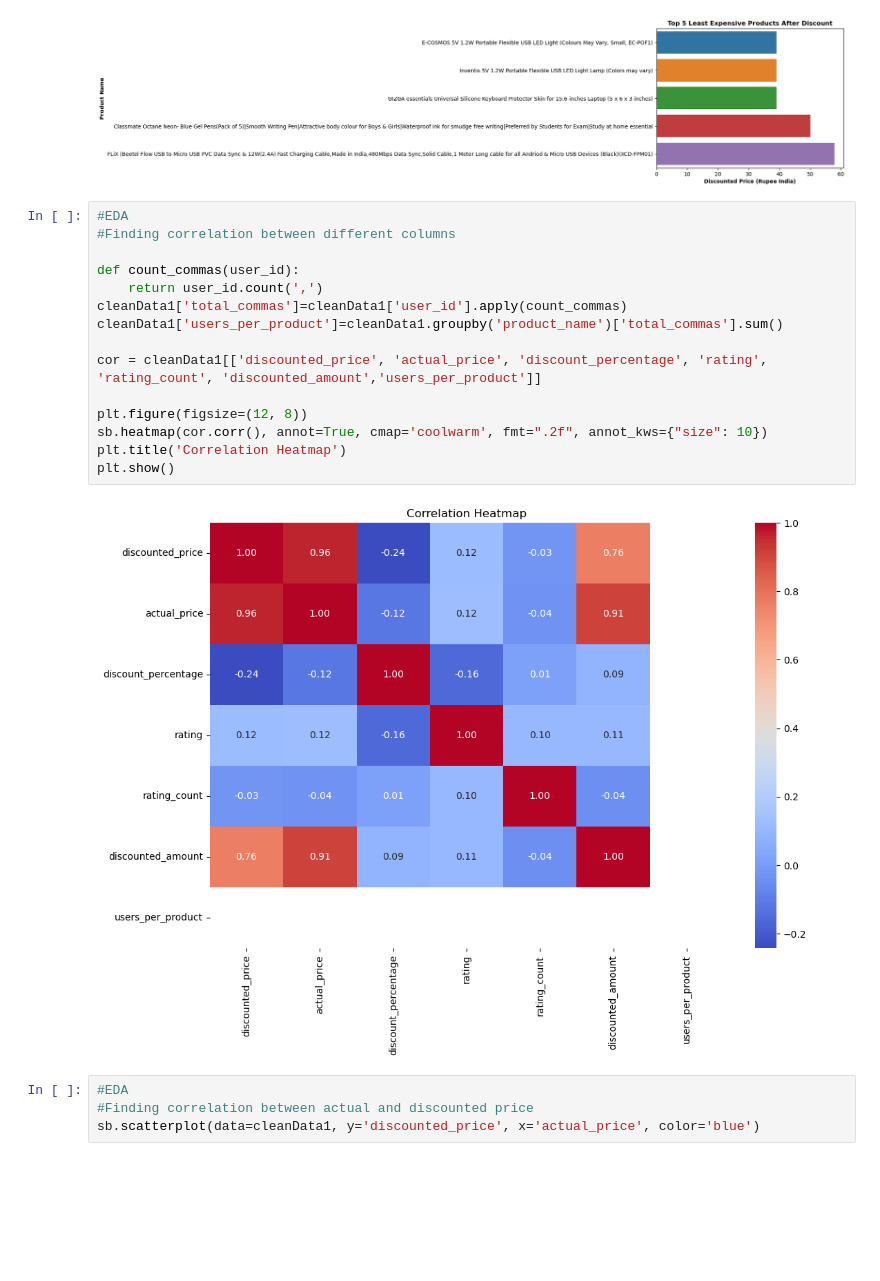
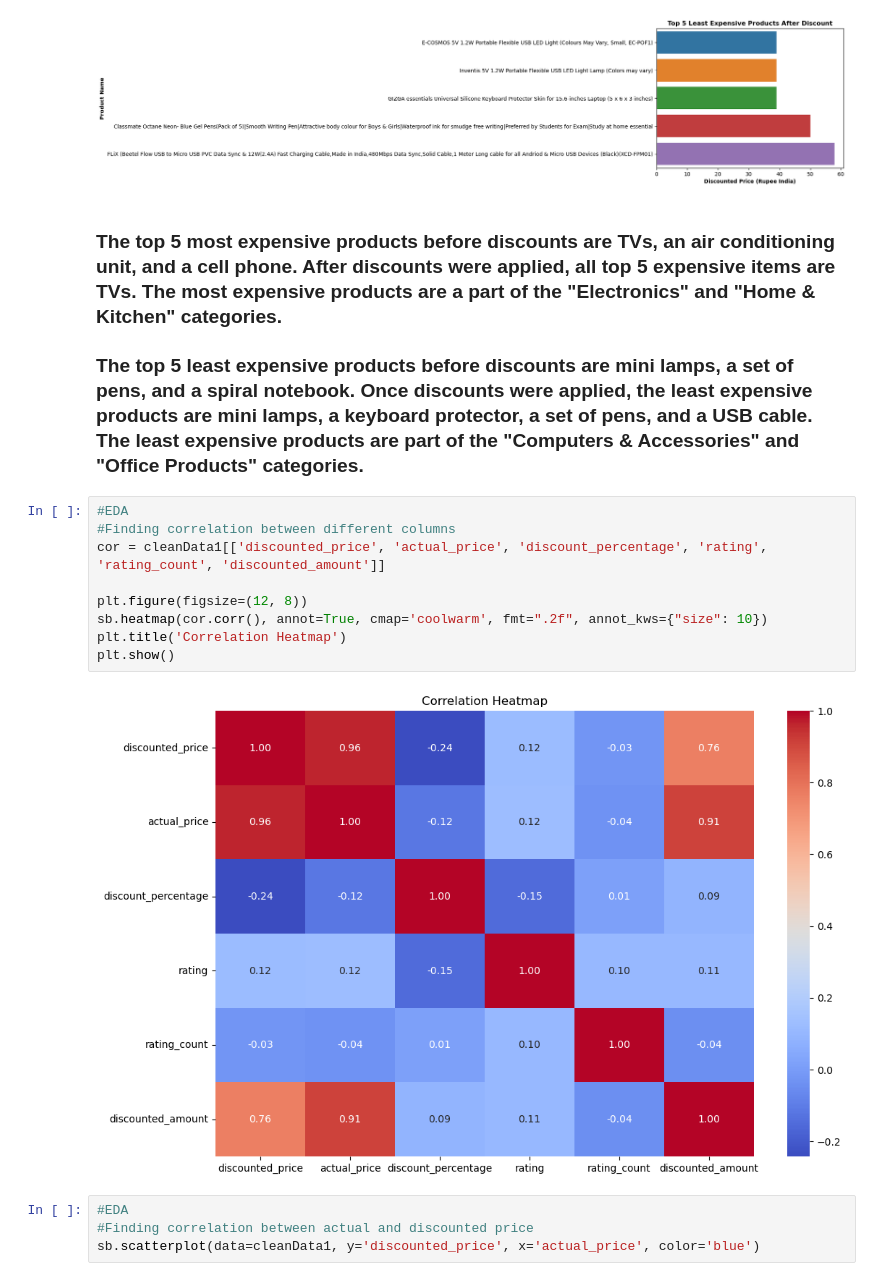
Before and after one commit to dinglinlee/SC1015-Project, a Jupyter notebook: dsaiReccSystem.ipynb, the cells around one changed output. Cells and saved outputs as stored; diff of their text form; blank space fills up the shorter version.

```diff
--- a/dsaiReccSystem.ipynb
+++ b/dsaiReccSystem.ipynb
@@ -293,23 +297,21 @@ mostex_a.set_ylabel('Product Name', fontweight='bold')
 # %% [output]
 Text(0, 0.5, 'Product Name')
 [figure]
+# %% [markdown]
+### The top 5 most expensive products before discounts are TVs, an air conditioning unit, and a cell phone. After discounts were applied, all top 5 expensive items are TVs. The most expensive products are a part of the "Electronics" and "Home & Kitchen" categories.
+
+### The top 5 least expensive products before discounts are mini lamps, a set of pens, and a spiral notebook. Once discounts were applied, the least expensive products are mini lamps, a keyboard protector, a set of pens, and a USB cable. The least expensive products are part of the "Computers & Accessories" and "Office Products" categories.
 # %%
 #EDA
 #Finding correlation between different columns
-
-def count_commas(user_id):
-    return user_id.count(',')
-cleanData1['total_commas']=cleanData1['user_id'].apply(count_commas)
-cleanData1['users_per_product']=cleanData1.groupby('product_name')['total_commas'].sum()
-
-cor = cleanData1[['discounted_price', 'actual_price', 'discount_percentage', 'rating', 'rating_count', 'discounted_amount','users_per_product']]
+cor = cleanData1[['discounted_price', 'actual_price', 'discount_percentage', 'rating', 'rating_count', 'discounted_amount']]
 
 plt.figure(figsize=(12, 8))
 sb.heatmap(cor.corr(), annot=True, cmap='coolwarm', fmt=".2f", annot_kws={"size": 10})
 plt.title('Correlation Heatmap')
 plt.show()
 # %% [output]
-[figure, old version]
+[figure, new version]
 # %%
 #EDA
 #Finding correlation between actual and discounted price
```
Also changed, not shown: parts of 9 cells of this notebook.
